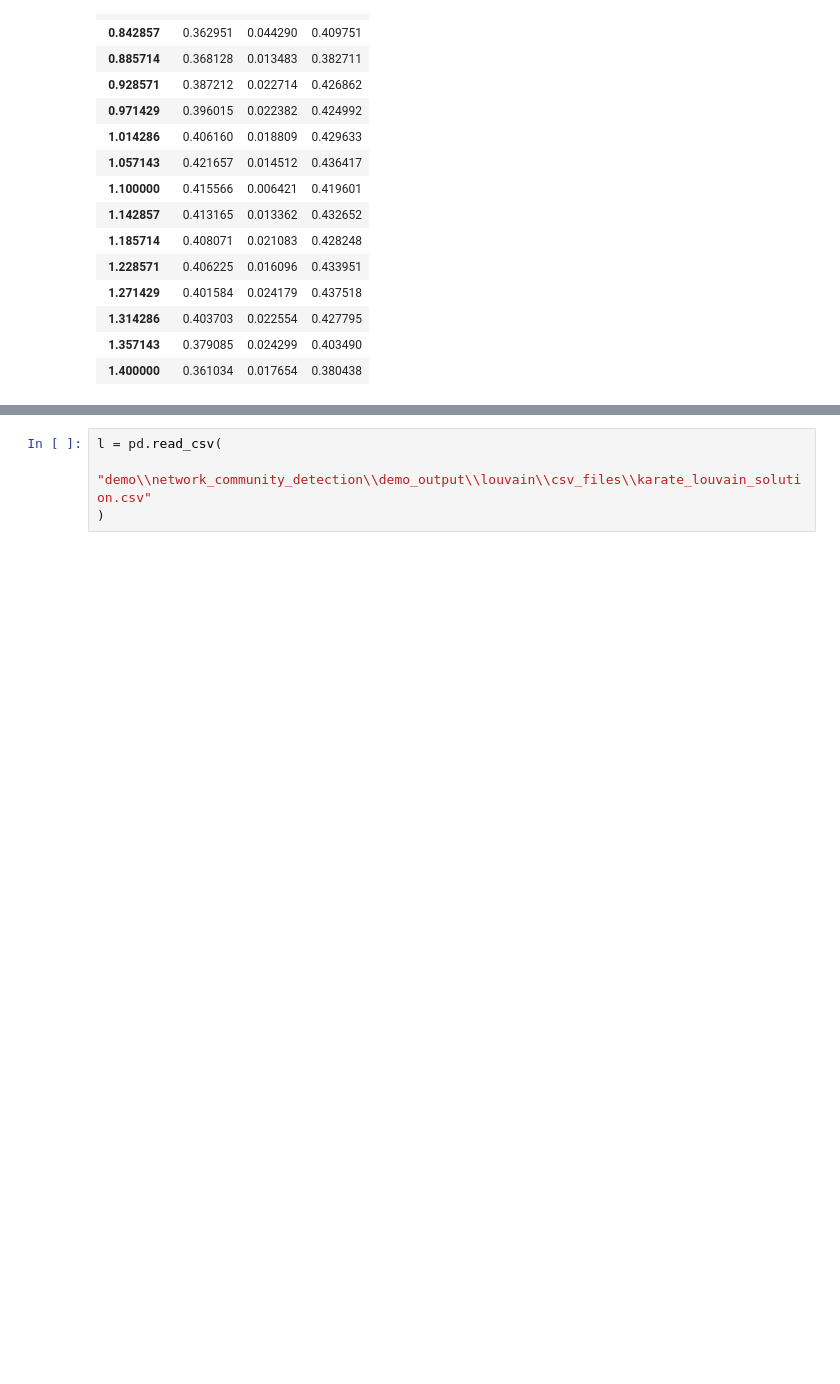
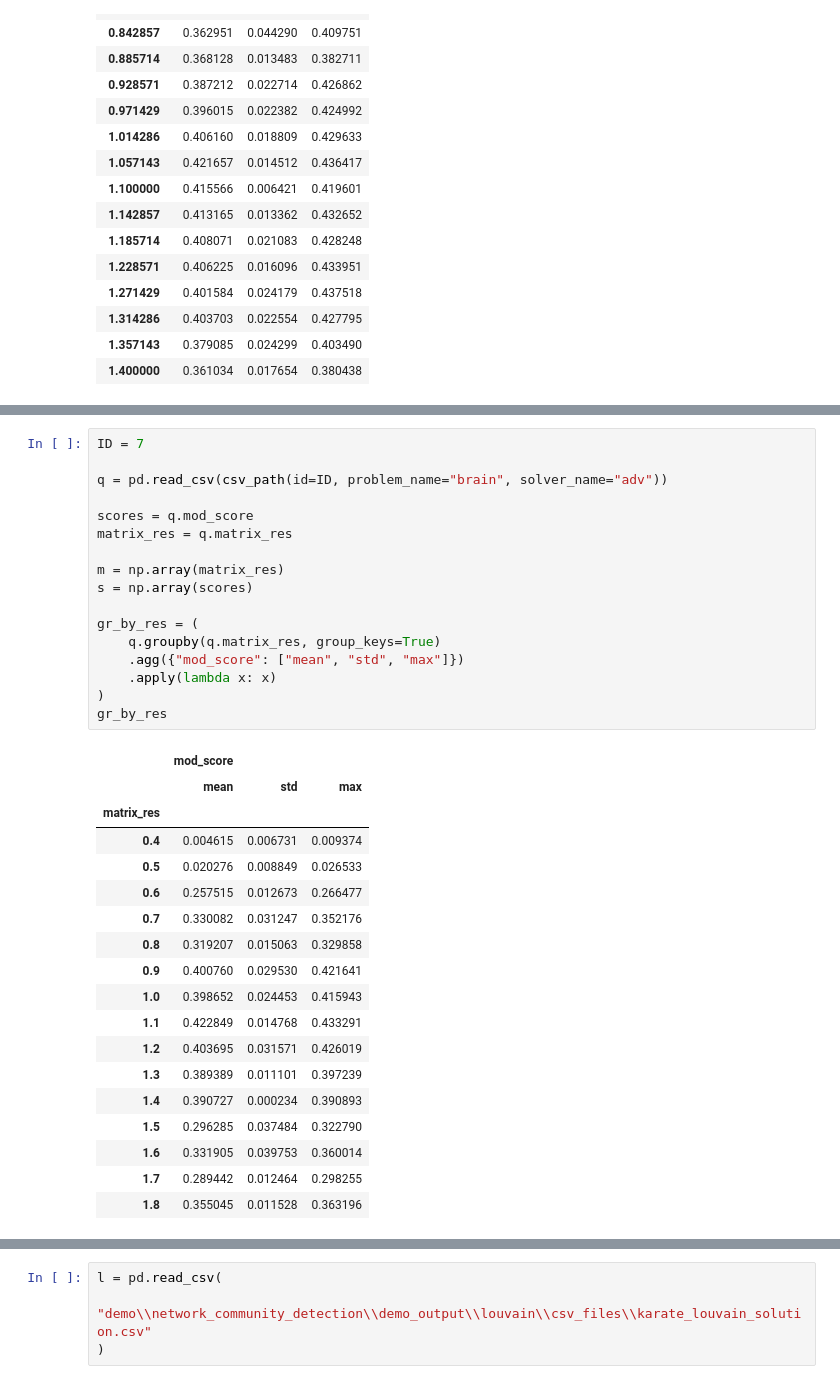
Before and after one commit to QStats/StatsModule, a Jupyter notebook: result_stats.ipynb, the cells around one changed output, grey strips where cells are left out. Saved outputs shown, nothing was run; the diff lists cells and outputs as text; blank space fills up the shorter version.

```diff
--- a/result_stats.ipynb
+++ b/result_stats.ipynb
@@ -72,3 +108,39 @@ gr_by_res
+# %%
+ID = 7
+
+q = pd.read_csv(csv_path(id=ID, problem_name="brain", solver_name="adv"))
+
+scores = q.mod_score
+matrix_res = q.matrix_res
+
+m = np.array(matrix_res)
+s = np.array(scores)
+
+gr_by_res = (
+    q.groupby(q.matrix_res, group_keys=True)
+    .agg({"mod_score": ["mean", "std", "max"]})
+    .apply(lambda x: x)
+)
+gr_by_res
+# %% [output]
+|  | mod_score |  |  |
+|  | mean | std | max |
+| matrix_res |  |  |  |
+| 0.4 | 0.004615 | 0.006731 | 0.009374 |
+| 0.5 | 0.020276 | 0.008849 | 0.026533 |
+| 0.6 | 0.257515 | 0.012673 | 0.266477 |
+| 0.7 | 0.330082 | 0.031247 | 0.352176 |
+| 0.8 | 0.319207 | 0.015063 | 0.329858 |
+| 0.9 | 0.400760 | 0.029530 | 0.421641 |
+| 1.0 | 0.398652 | 0.024453 | 0.415943 |
+| 1.1 | 0.422849 | 0.014768 | 0.433291 |
+| 1.2 | 0.403695 | 0.031571 | 0.426019 |
+| 1.3 | 0.389389 | 0.011101 | 0.397239 |
+| 1.4 | 0.390727 | 0.000234 | 0.390893 |
+| 1.5 | 0.296285 | 0.037484 | 0.322790 |
+| 1.6 | 0.331905 | 0.039753 | 0.360014 |
+| 1.7 | 0.289442 | 0.012464 | 0.298255 |
+| 1.8 | 0.355045 | 0.011528 | 0.363196 |
 # %%
 import matplotlib.pyplot as plt
 import numpy as np
```
Also changed, not shown: parts of 6 cells of this notebook, 59 other files.
